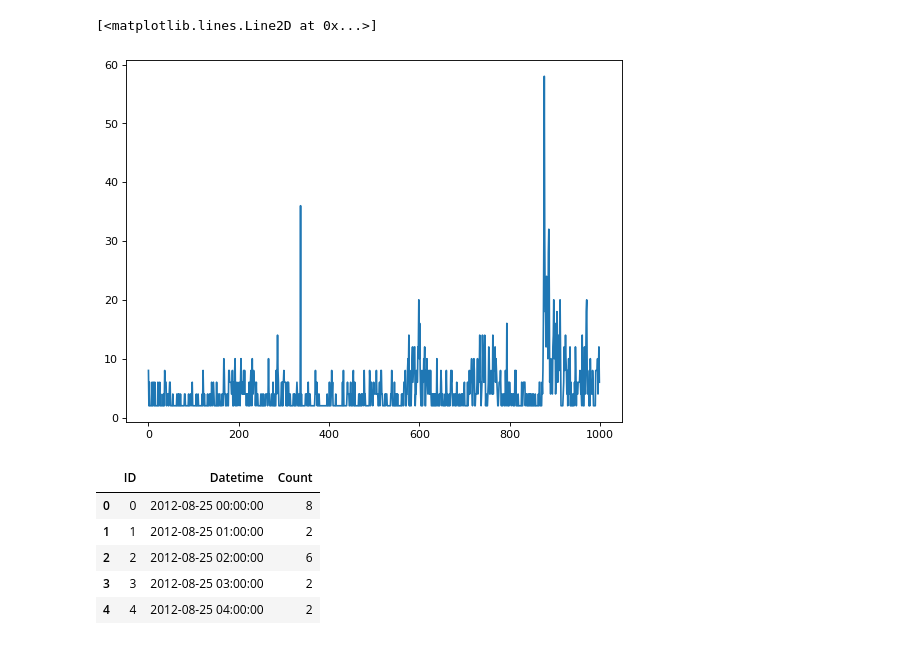
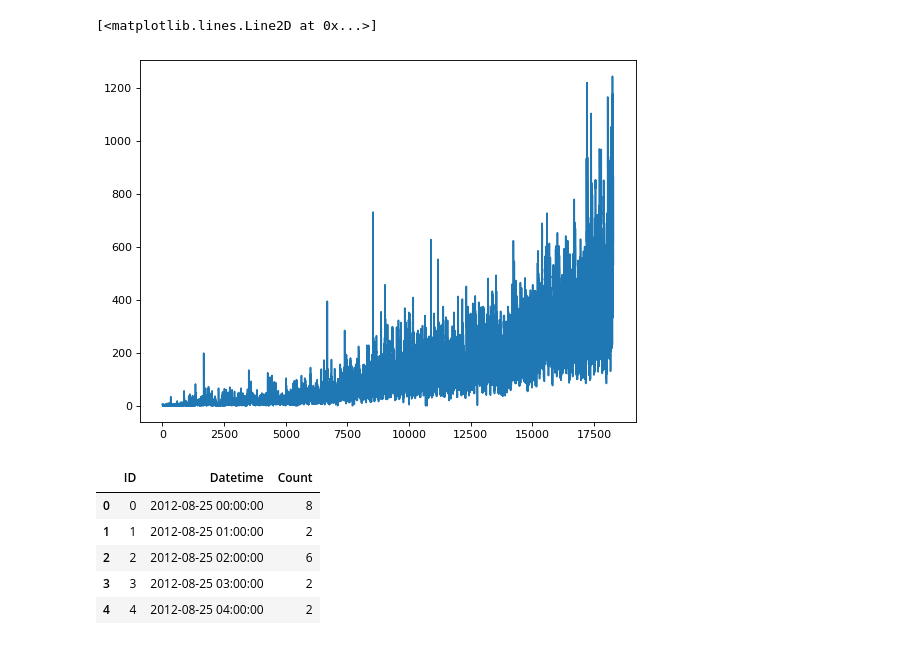
Before and after one commit to ehsansam69/Time-series-analyzing, a Jupyter notebook: 2nd.ipynb, the cells around one changed output. Cells and saved outputs as stored; diff of their text form; code cells hidden in the pictures.

```diff
--- a/2nd.ipynb
+++ b/2nd.ipynb
@@ -10,10 +10,10 @@ df = train.copy()
 df_test = test.copy()
 # %%
 figure(num=None, figsize=(8, 6), dpi=80, facecolor='w', edgecolor='k')
-plt.plot(df.Count[0:1000])
+plt.plot(df.Count)
 # %% [output]
 [<matplotlib.lines.Line2D at 0x...>]
-[figure, old version]
+[figure, new version]
 # %%
 df.head()
 # %% [output]
```
Also changed, not shown: parts of 18 cells of this notebook.
